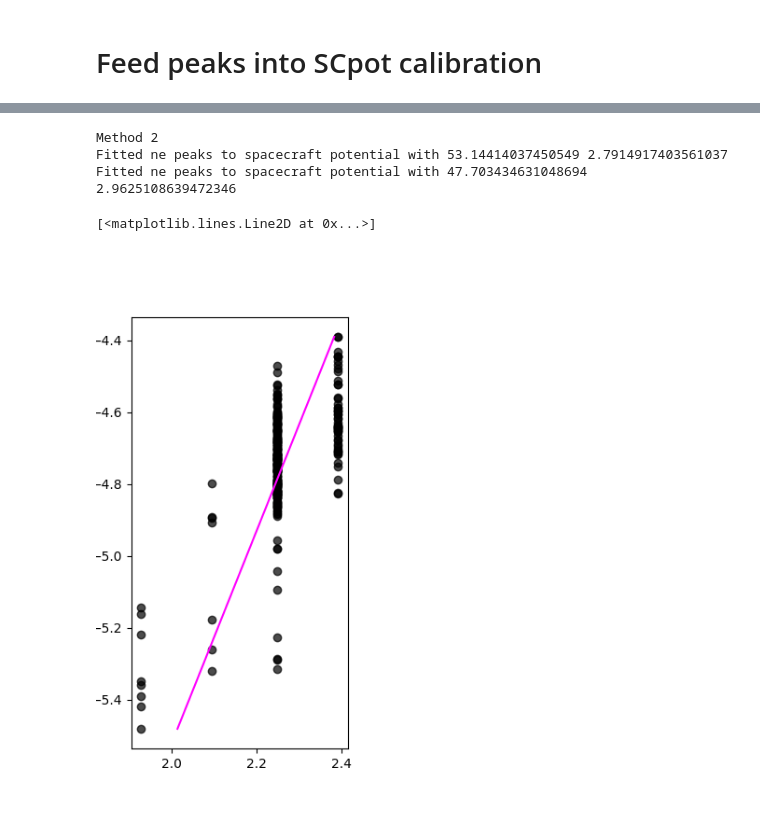
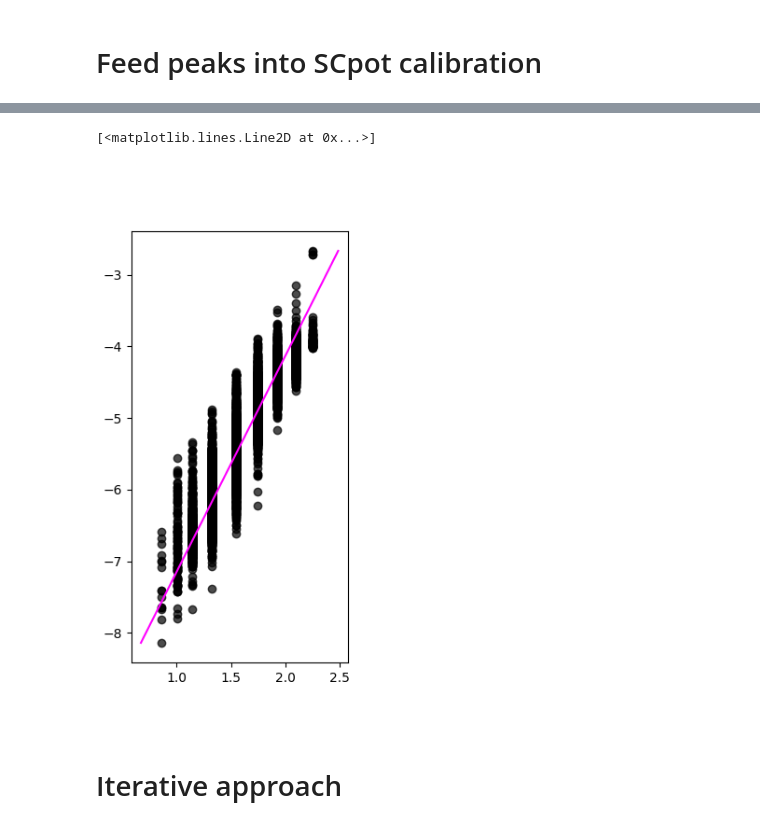
Before and after one commit to atlasMax/sw_density, a Jupyter notebook: workinprogress_nb.ipynb, the cells around one changed output, grey strips where cells are left out. Drawn from its saved outputs; the diff is of its cells as text; code cells hidden in the pictures.

```diff
--- a/workinprogress_nb.ipynb
+++ b/workinprogress_nb.ipynb
@@ -65,12 +184,12 @@ def _vsc2ne_fit(vsc, ne):
 
     N0_fit = np.exp(a)
     beta_fit = -1/b
-    print('Fitted ne peaks to spacecraft potential with', N0_fit, beta_fit)
+    # print(f'Fitted {len(ne), len(vsc)} ne peaks to spacecraft potential with', N0_fit, beta_fit)
 
     return N0_fit, beta_fit, covar
 
 
-def fpeaks_scpot2ne(vsc_data, f_peaks, method=2, coeffs=None):
+def fpeaks_scpot2ne(vsc_data, f_peaks, method=2, coeffs=None, outliers=False):
     # Convert fpe [Hz] --> ne [cm^-3]
     ne_peaks = ne2fpe(f_peaks, inverse=True)
 
@@ -85,34 +204,37 @@ def fpeaks_scpot2ne(vsc_data, f_peaks, method=2, coeffs=None):
 
     elif method == 2:
         # Fit both paramters and use beta_fallback from <Vsc> if fit result "goes crazy"
-        print('Method 2')
+        # print('Method 2')
 
         N0, beta, covar = _vsc2ne_fit(vsc_data, ne_peaks)
+        outliers_idxs = np.zeros_like(ne_peaks, dtype=np.bool_)
 
 
     elif method == 3:
         # Only fit N0
         print('Method 3')
 
-    # Determine outliers
-    ne_bestfit = N0 * np.exp(-vsc_data / beta)
-    residuals = ne_bestfit.data - ne_peaks.data
-    std = (residuals - np.median(residuals)) / np.std(residuals)
-    outliers_idxs = np.abs(std) > 2.5
+    if outliers:
+        # Determine outliers
+        ne_bestfit = N0 * np.exp(-vsc_data / beta)
+        residuals = ne_bestfit.data - ne_peaks.data
+        std = (residuals - np.median(residuals)) / np.std(residuals)
+        outliers_idxs = np.abs(std) > 3
 
-    ne_peaks_valid = ne_peaks[~outliers_idxs]
-    vsc_data_valid = vsc_data[~outliers_idxs]
+        ne_peaks_valid = ne_peaks[~outliers_idxs]
+        vsc_data_valid = vsc_data[~outliers_idxs]
 
-    N0_2, beta_2, covar_2 = _vsc2ne_fit(vsc_data_valid, ne_peaks_valid)
+        N0, beta, covar = _vsc2ne_fit(vsc_data_valid, ne_peaks_valid)
 
 
 
-    return N0_2, beta_2, covar_2, outliers_idxs
+    return N0, beta, covar, outliers_idxs
 
 vsc_ = mms.get_data('v_edp_fast_l2', tint, ic)
 vsc = vsc_.drop_duplicates(dim='time')
+vsc[abs(vsc) > 1e3] = None
 
-
+f_peaks = f_peaks_runmed
 vsc_rs = pyrf.resample(vsc, f_peaks.time, f_s=pyrf.calc_fs(f_peaks))
 
 valid_idxs = np.isfinite(vsc_rs.data) & np.isfinite(f_peaks.data)
@@ -120,7 +242,7 @@ vsc_tofit = vsc_rs[valid_idxs]
 f_peaks_tofit = f_peaks[valid_idxs]
 
 
-N0, beta, covar, outliers_idxs = fpeaks_scpot2ne(vsc_tofit, f_peaks_tofit)
+N0, beta, covar, outliers_idxs = fpeaks_scpot2ne(vsc_tofit, f_peaks_tofit, outliers=True)
 vsc_no_out = vsc_tofit[~outliers_idxs]
 f_peaks_no_out = f_peaks_tofit[~outliers_idxs]
 
@@ -142,5 +264,4 @@ ax.plot(np.log(ne_fit), v_axis, color='magenta')
-Method 2
-Fitted ne peaks to spacecraft potential with 53.14414037450549 2.7914917403561037
-Fitted ne peaks to spacecraft potential with 47.703434631048694 2.9625108639472346
+[<matplotlib.lines.Line2D at 0x...>]
-[<matplotlib.lines.Line2D at 0x...>]
-[figure, old version]
+[figure, new version]
+# %% [markdown]
+# Iterative approach
```
Also changed, not shown: parts of 26 cells of this notebook, 26 other files.
